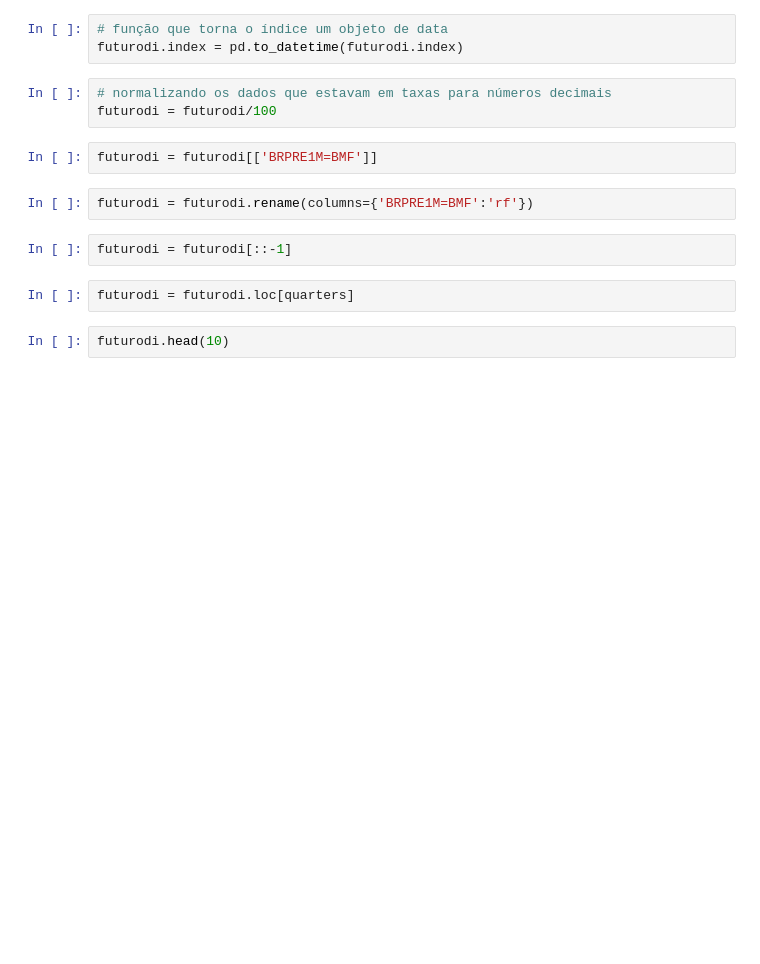
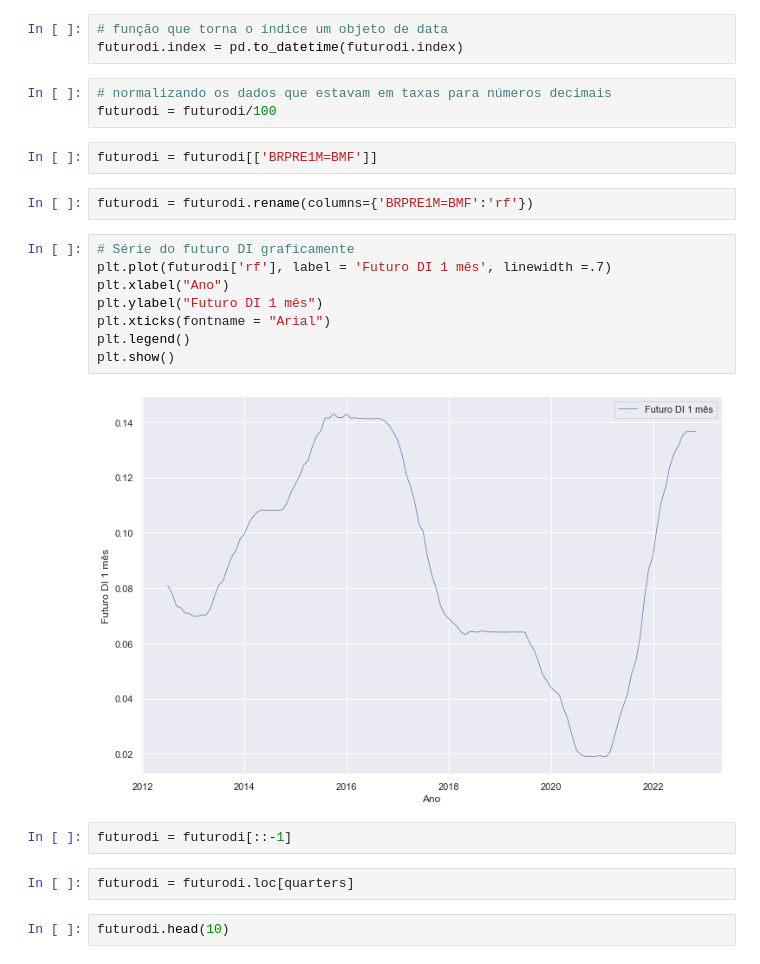
Before and after one commit to guimasuko/stochastic_discount_factor, a Jupyter notebook: stochastic_discount_factor.ipynb, the cells around one changed output. Saved outputs shown, nothing was run; the diff lists cells and outputs as text; blank space fills up the shorter version.

```diff
--- a/stochastic_discount_factor.ipynb
+++ b/stochastic_discount_factor.ipynb
@@ -174,6 +188,16 @@ futurodi = futurodi/100
 futurodi = futurodi[['BRPRE1M=BMF']]
 # %%
 futurodi = futurodi.rename(columns={'BRPRE1M=BMF':'rf'})
+# %%
+# Série do futuro DI graficamente
+plt.plot(futurodi['rf'], label = 'Futuro DI 1 mês', linewidth =.7)
+plt.xlabel("Ano")
+plt.ylabel("Futuro DI 1 mês")
+plt.xticks(fontname = "Arial")
+plt.legend()
+plt.show()
+# %% [output]
+[figure, added]
 # %%
 futurodi = futurodi[::-1]
 # %%
```
Also changed, not shown: parts of 4 cells of this notebook.
